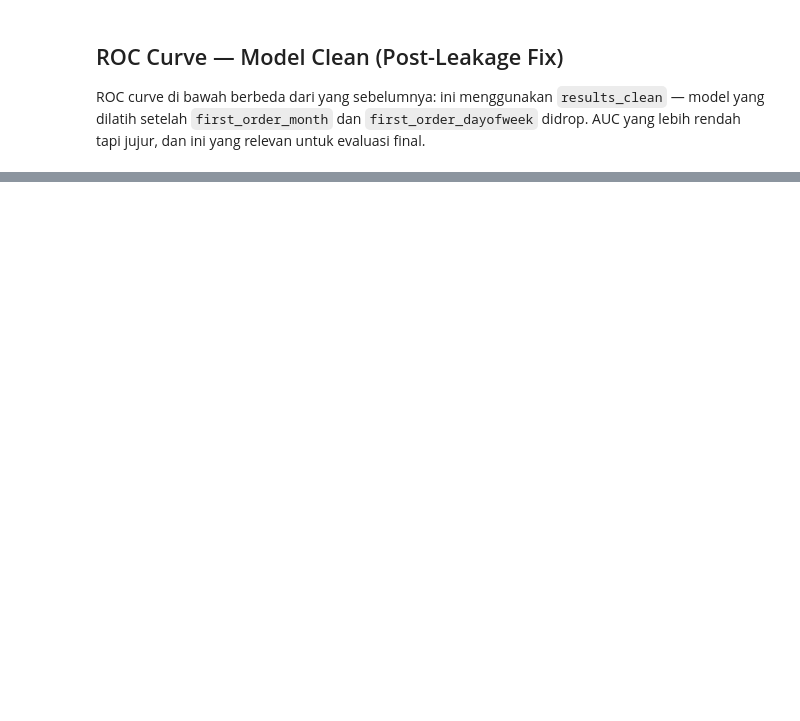
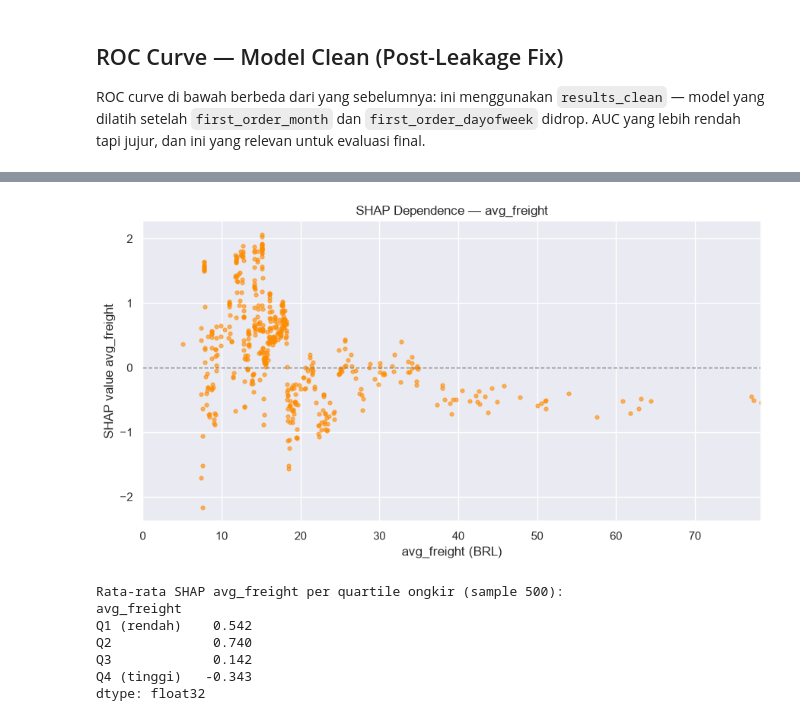
Before and after one commit to FarahAuliaKirana/Churn-Prediction, a Jupyter notebook: notebooks/04_modeling.ipynb, the cells around one changed output, grey strips where cells are left out. Saved outputs shown, nothing was run; the diff lists cells and outputs as text; code cells hidden in the pictures; blank space fills up the shorter version.

```diff
--- a/notebooks/04_modeling.ipynb
+++ b/notebooks/04_modeling.ipynb
@@ -1318,0 +1179,28 @@ Analisis SHAP ini memberikan arahan yang sangat presisi bagi tim Marketing Olist
+# %%
+# SHAP Dependence — avg_freight
+i_freight = feature_cols_clean.index('avg_freight')
+fr = shap_sample['avg_freight']
+
+fig, ax = plt.subplots(figsize=(9, 5))
+ax.scatter(fr, shap_values[:, i_freight], s=12, alpha=0.6, color='darkorange')
+ax.axhline(0, color='gray', linestyle='--', linewidth=1)
+ax.set_xlim(0, fr.quantile(0.99))
+ax.set_xlabel('avg_freight (BRL)')
+ax.set_ylabel('SHAP value avg_freight')
+ax.set_title('SHAP Dependence — avg_freight')
+plt.tight_layout()
+plt.show()
+
+# Rata-rata SHAP per quartile ongkir
+q = pd.qcut(fr, 4, labels=['Q1 (rendah)', 'Q2', 'Q3', 'Q4 (tinggi)'])
+print("Rata-rata SHAP avg_freight per quartile ongkir (sample 500):")
+print(pd.Series(shap_values[:, i_freight], index=fr.index).groupby(q, observed=True).mean().round(3))
+# %% [output]
+[figure, added]
+Rata-rata SHAP avg_freight per quartile ongkir (sample 500):
+avg_freight
+Q1 (rendah)    0.542
+Q2             0.740
+Q3             0.142
+Q4 (tinggi)   -0.343
+dtype: float32
```
Also changed, not shown: parts of 59 cells of this notebook, 37 other files.
